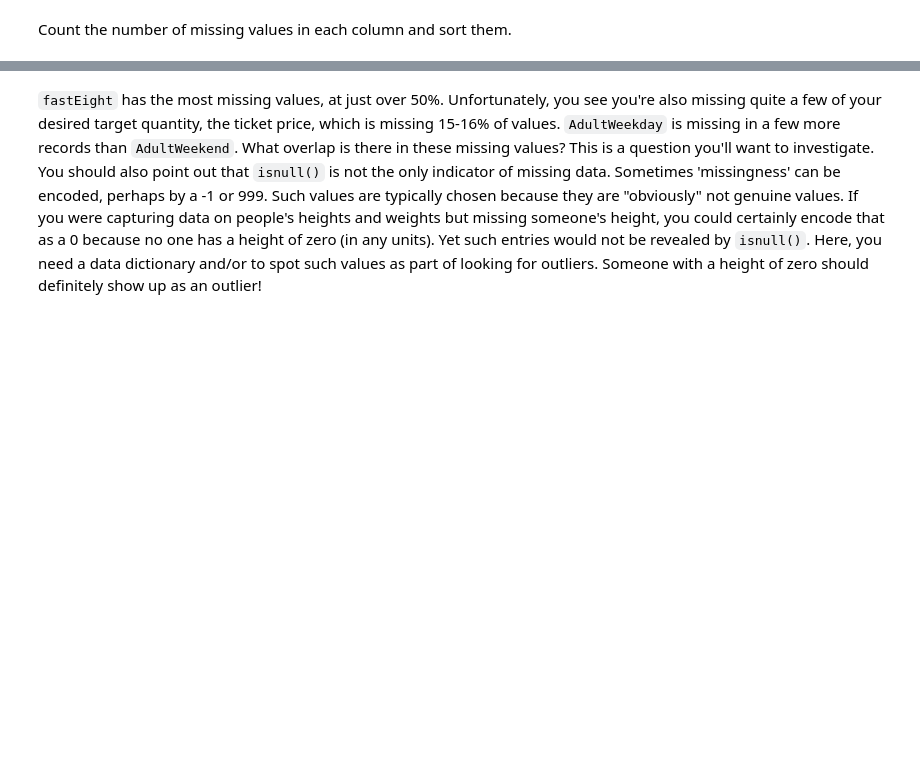
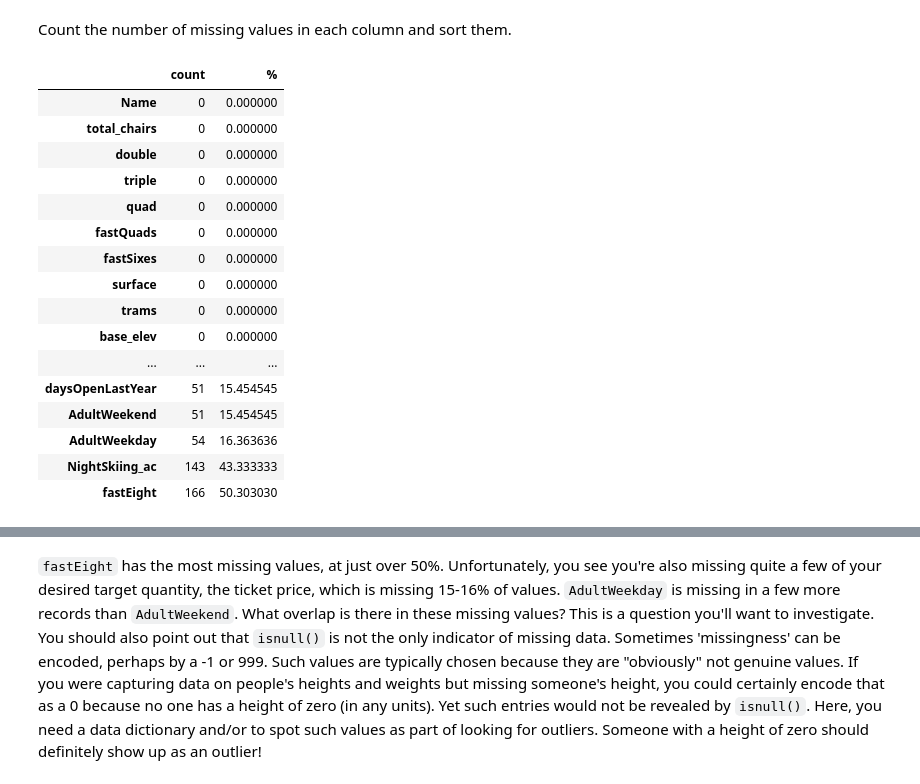
Before and after one commit to S-McDermott/DataScienceGuidedCapstone, a Jupyter notebook: Notebooks/02_data_wrangling.ipynb, the cells around one changed output, grey strips where cells are left out. Drawn from its saved outputs; the diff is of its cells as text; code cells hidden in the pictures; blank space fills up the shorter version.

Commit message:
looked at null values in the data

```diff
--- a/Notebooks/02_data_wrangling.ipynb
+++ b/Notebooks/02_data_wrangling.ipynb
@@ -165,9 +165,27 @@ Count the number of missing values in each column and sort them.
 # %%
 #Code task 5#
 #Count (using `.sum()`) the number of missing values (`.isnull()`) in each column of
 #ski_data as well as the percentages (using `.mean()` instead of `.sum()`).
 #Order them (increasing or decreasing) using sort_values
 #Call `pd.concat` to present these in a single table (DataFrame) with the helpful column names 'count' and '%'
-missing = ___([ski_data.___.___, 100 * ski_data.___.___], axis=1)
-missing.columns=[___, ___]
-missing.___(by=___)
+missing = pd.concat([ski_data.isnull().sum(), 100 * ski_data.isnull().mean()], axis=1)
+missing.columns=['count', '%']
+missing.sort_values(by='%', asc)
+# %% [output]
+|  | count | % |
+| Name | 0 | 0.000000 |
+| total_chairs | 0 | 0.000000 |
+| double | 0 | 0.000000 |
+| triple | 0 | 0.000000 |
+| quad | 0 | 0.000000 |
+| fastQuads | 0 | 0.000000 |
+| fastSixes | 0 | 0.000000 |
+| surface | 0 | 0.000000 |
+| trams | 0 | 0.000000 |
+| base_elev | 0 | 0.000000 |
+| ... | ... | ... |
+| daysOpenLastYear | 51 | 15.454545 |
+| AdultWeekend | 51 | 15.454545 |
+| AdultWeekday | 54 | 16.363636 |
+| NightSkiing_ac | 143 | 43.333333 |
+| fastEight | 166 | 50.303030 |
```
Also changed, not shown: parts of 1 cell of this notebook.
